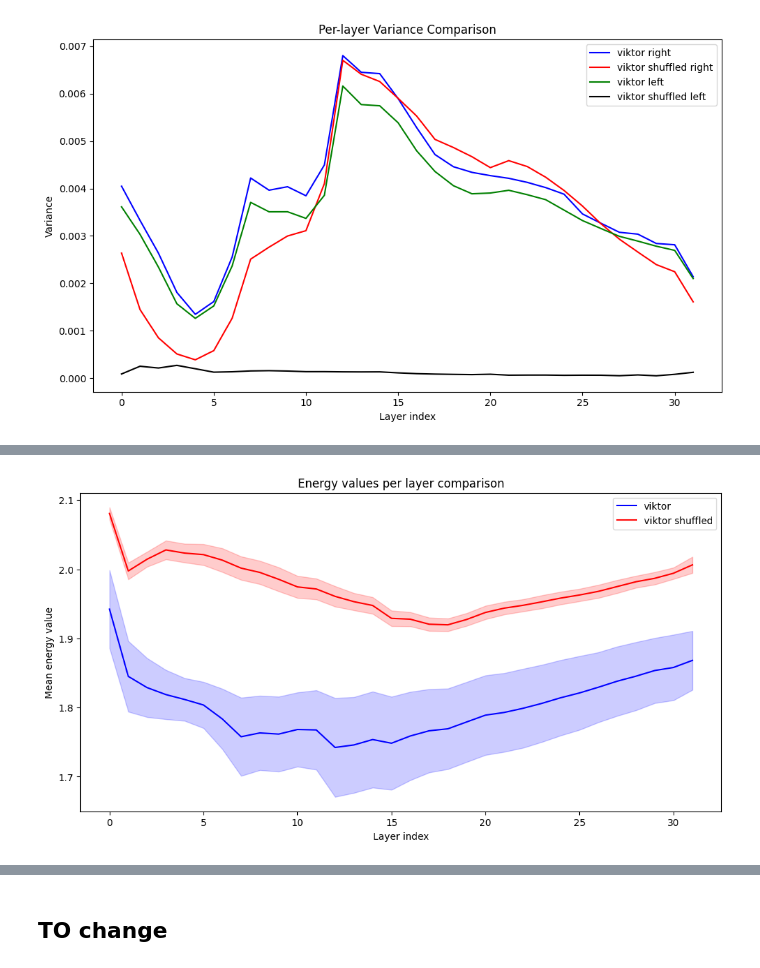
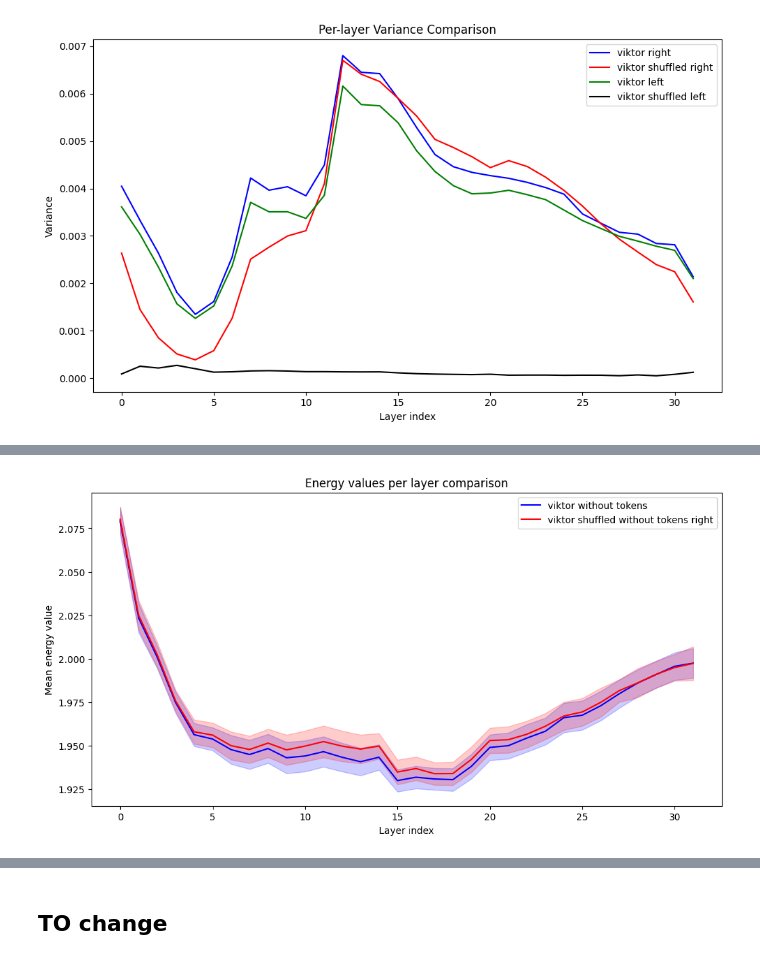
Before and after one commit to joaocnvdias/mech-i-coherence, a Jupyter notebook: vector-fields/development/layer-plot.ipynb, the cells around one changed output, grey strips where cells are left out. Cells and saved outputs as stored; diff of their text form; code cells hidden in the pictures.

Commit message:
finished refactoring prompt based plots

```diff
--- a/vector-fields/development/layer-plot.ipynb
+++ b/vector-fields/development/layer-plot.ipynb
@@ -439,4 +423,8 @@ tokenizer.padding_side = "left"
 viktor_model_inputs, viktor_ids, shuffled_viktor_ids = prompt_to_shuffled(prompt_type="generation", prompt_topic="viktor", tokenizer=tokenizer, terminators=terminators, device=device, rng=rng)
 viktor_energies_left = inference_loop(viktor_ids, viktor_model_inputs, tokenizer, shuffle = False, skip_tokens = False)
 shuffled_viktor_energies_left = inference_loop(shuffled_viktor_ids, viktor_model_inputs, tokenizer, shuffle = True, skip_tokens = False)
+# %%
+viktor_model_inputs, viktor_ids, shuffled_viktor_ids = prompt_to_shuffled(prompt_type="generation", prompt_topic="viktor", tokenizer=tokenizer, terminators=terminators, device=device, rng=rng)
+viktor_energies_skip_tokens = inference_loop(viktor_ids, viktor_model_inputs, tokenizer, shuffle = False, skip_tokens = True)
+shuffled_viktor_energies_skip_token = inference_loop(shuffled_viktor_ids, viktor_model_inputs, tokenizer, shuffle = True, skip_tokens = True)
 # %%
@@ -510,30 +445,9 @@ plt.show()
-# %%
-#both padding on left
-plt.figure(figsize=(12, 6))
-
-all_lists = [
-    ("viktor", good_viktor, "blue"),
-    ("viktor shuffled", bad_viktor, "red"),
-]
-
-for name, energy_list, color in all_lists:
-    # Stack tensors to 2D array and convert to float32
-    data = torch.stack([t.float() for t in energy_list]).numpy()
-
-    # Compute mean and std across layers (or generations) for each neuron index
-    mean_vals = np.mean(data, axis=0)
-    std_vals = np.std(data, axis=0)
-
-    x = np.arange(data.shape[1])
-
-    # Plot mean line with shaded variance
-    plt.plot(x, mean_vals, label=name, color=color)
-    plt.fill_between(x, mean_vals - std_vals, mean_vals + std_vals, color=color, alpha=0.2)
-
-plt.xlabel('Layer index')
-plt.ylabel('Mean energy value')
-plt.title('Energy values per layer comparison')
-plt.legend()
-plt.show()
-# %% [output]
-[figure, removed]
+# %%
+viktor_lists_skip_tokens = [
+    ("viktor without tokens", viktor_energies_skip_tokens, "blue"),
+    ("viktor shuffled without tokens right", shuffled_viktor_energies_skip_token, "red"),
+]
+# %%
+mean_and_std_by_layer_plots(viktor_lists_skip_tokens)
+# %% [output]
+[figure, added]
```
Also changed, not shown: parts of 22 cells of this notebook.
